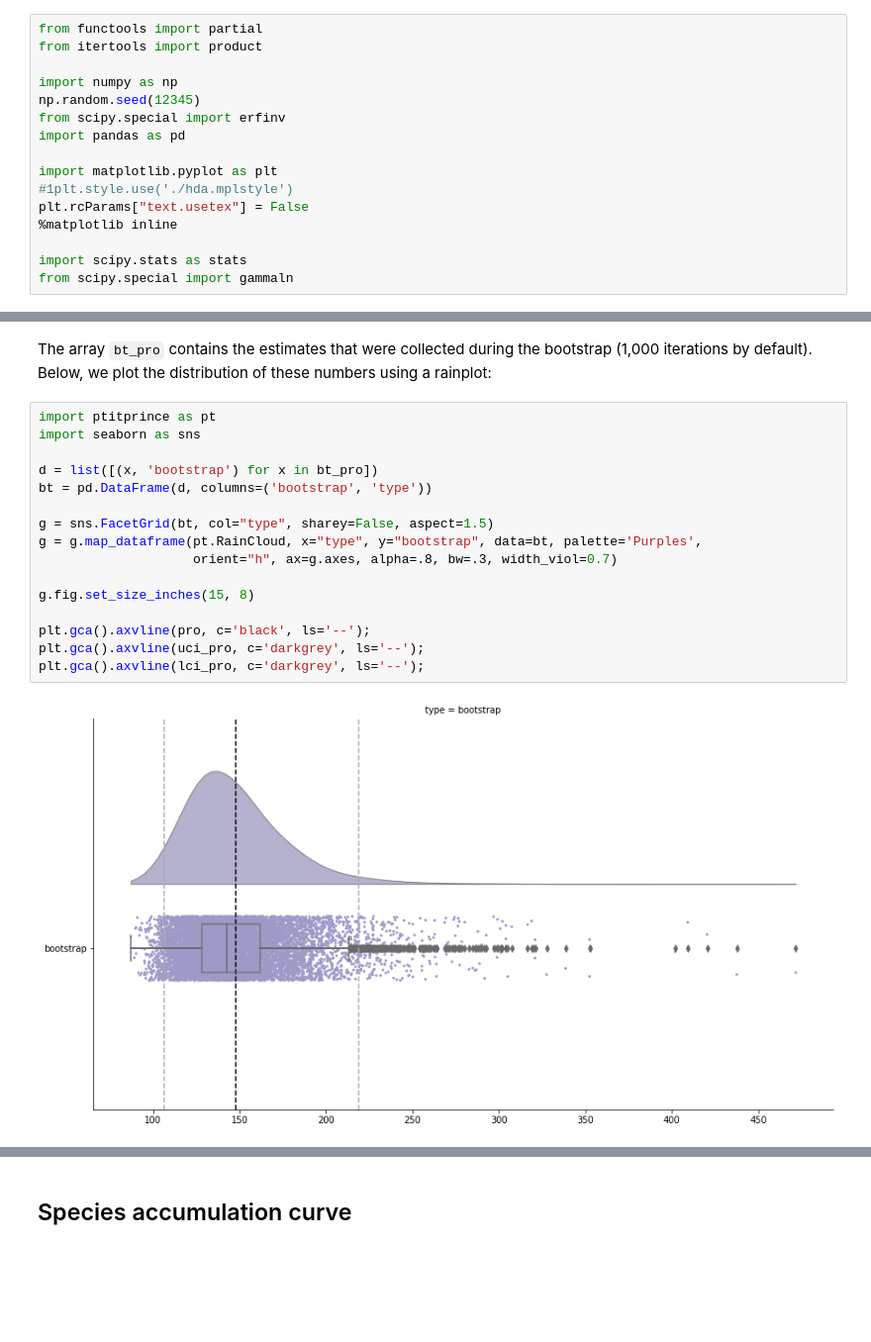
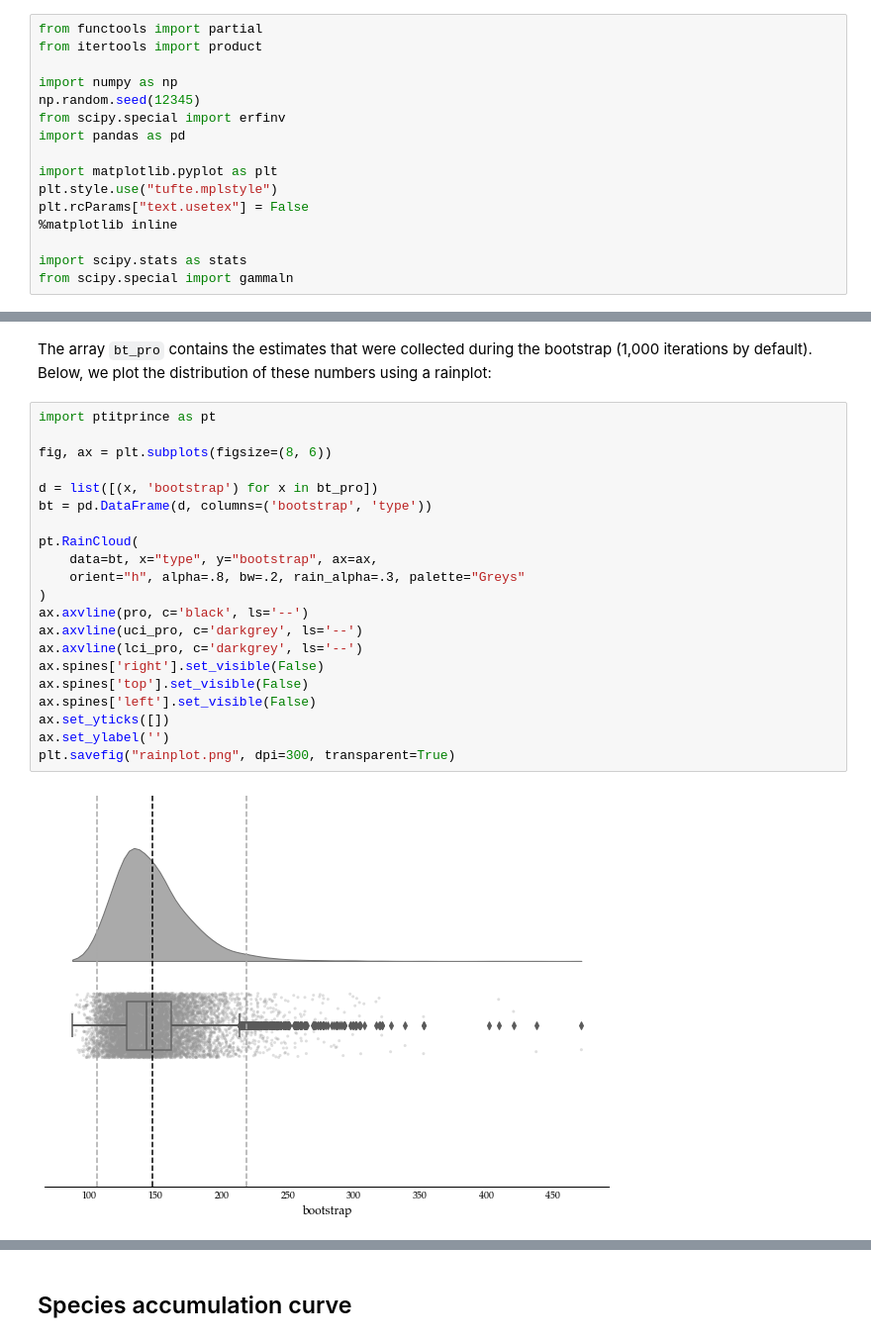
Before and after one commit to mikekestemont/chivalric_diversity, a Jupyter notebook: analysis.ipynb, the cells around one changed output, grey strips where cells are left out. Shown: that part at 99% size. Drawn from its saved outputs; the diff is of its cells as text; blank space fills up the shorter version.

```diff
--- a/analysis.ipynb
+++ b/analysis.ipynb
@@ -16,7 +18,7 @@ from scipy.special import erfinv
 import pandas as pd
 
 import matplotlib.pyplot as plt
-#1plt.style.use('./hda.mplstyle')
+plt.style.use("tufte.mplstyle")
 plt.rcParams["text.usetex"] = False
 %matplotlib inline
 
@@ -371,19 +371,24 @@ uci_pro: 219.01578019221017
 The array `bt_pro` contains the estimates that were collected during the bootstrap (1,000 iterations by default). Below, we plot the distribution of these numbers using a rainplot:
 # %%
 import ptitprince as pt
-import seaborn as sns
+
+fig, ax = plt.subplots(figsize=(8, 6))
 
 d = list([(x, 'bootstrap') for x in bt_pro])
 bt = pd.DataFrame(d, columns=('bootstrap', 'type'))
 
-g = sns.FacetGrid(bt, col="type", sharey=False, aspect=1.5)
-g = g.map_dataframe(pt.RainCloud, x="type", y="bootstrap", data=bt, palette='Purples',
-                    orient="h", ax=g.axes, alpha=.8, bw=.3, width_viol=0.7)
-
-g.fig.set_size_inches(15, 8)
-
-plt.gca().axvline(pro, c='black', ls='--');
-plt.gca().axvline(uci_pro, c='darkgrey', ls='--');
-plt.gca().axvline(lci_pro, c='darkgrey', ls='--');
+pt.RainCloud(
+    data=bt, x="type", y="bootstrap", ax=ax,
+    orient="h", alpha=.8, bw=.2, rain_alpha=.3, palette="Greys"
+)
+ax.axvline(pro, c='black', ls='--')
+ax.axvline(uci_pro, c='darkgrey', ls='--')
+ax.axvline(lci_pro, c='darkgrey', ls='--')
+ax.spines['right'].set_visible(False)
+ax.spines['top'].set_visible(False)
+ax.spines['left'].set_visible(False)
+ax.set_yticks([])
+ax.set_ylabel('')
+plt.savefig("rainplot.png", dpi=300, transparent=True)
 # %% [output]
-[figure, old version]
+[figure, new version]
```
Also changed, not shown: parts of 19 cells of this notebook.
